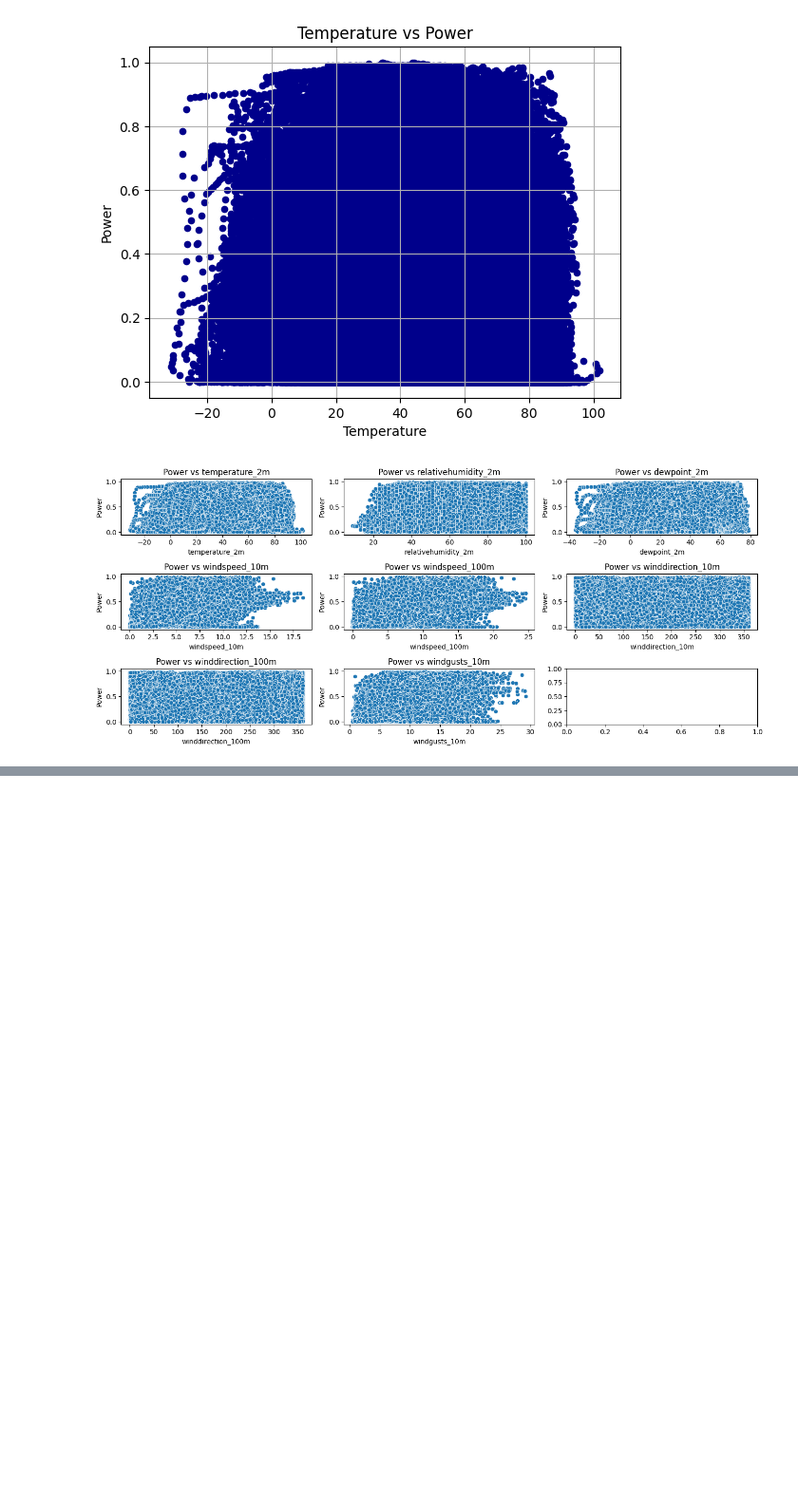
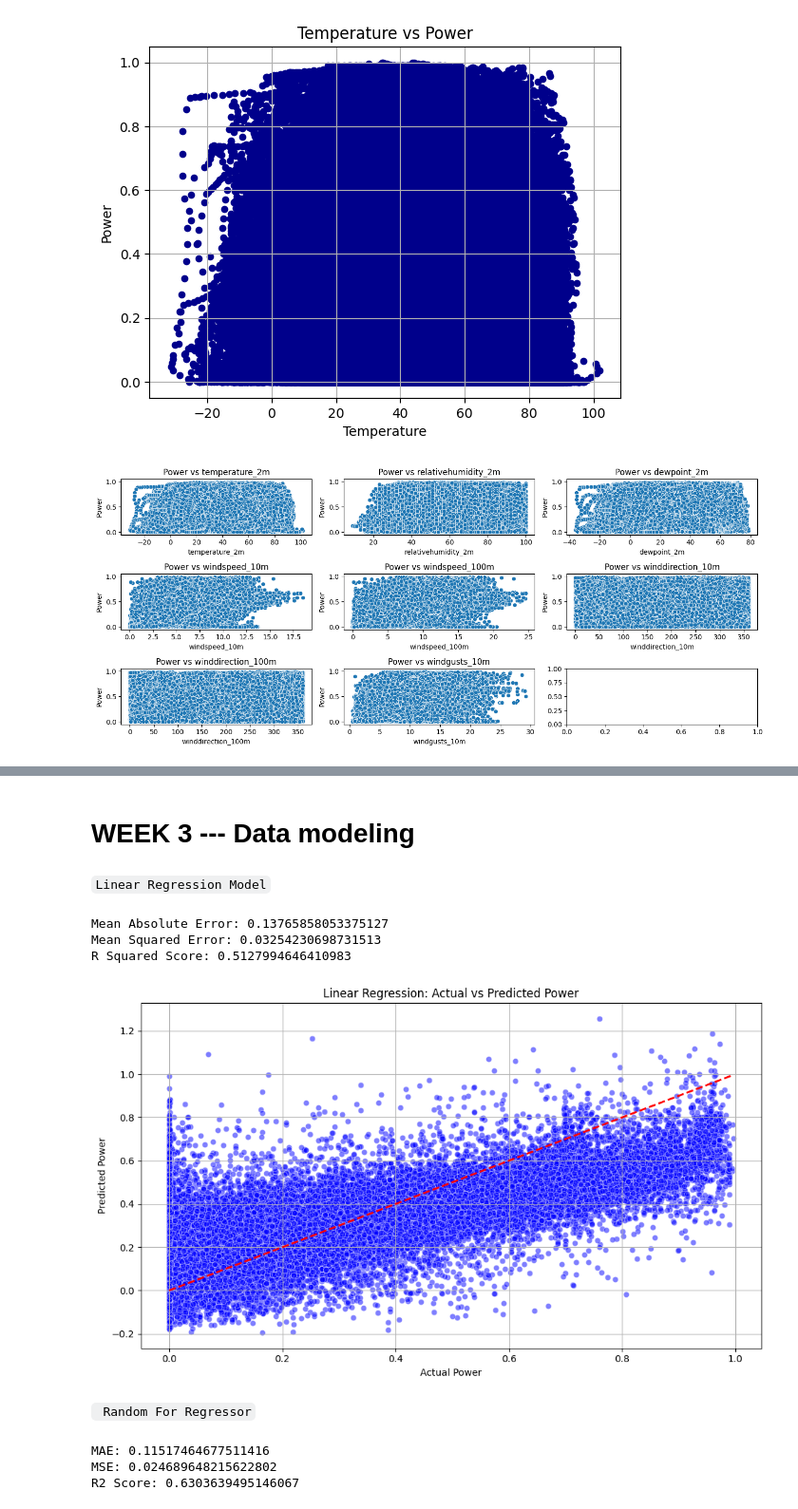
Before and after one commit to Farmaan-N/Wind_Power_Generation_Forecasting, a Jupyter notebook: WindPowerGenerationPrediction.ipynb, the cells around one changed output, grey strips where cells are left out. Shown at 95% size. Cells and saved outputs as stored; diff of their text form; code cells hidden in the pictures; blank space fills up the shorter version.

Commit message:
Final Week UPDATION

````diff
--- a/WindPowerGenerationPrediction.ipynb
+++ b/WindPowerGenerationPrediction.ipynb
@@ -283,0 +283,2 @@ plt.show()
+# %% [markdown]
+# WEEK 3 --- Data modeling
@@ -283,0 +300,61 @@ plt.show()
+# %% [markdown]
+``` Linear Regression Model ```
+# %%
+from sklearn.linear_model import LinearRegression
+from sklearn.metrics import mean_absolute_error, mean_squared_error, r2_score
+
+# Train Linear Regression model
+model = LinearRegression()
+model.fit(X_train, y_train)
+
+# Predict and evaluate
+y_pred = model.predict(X_test)
+mae = mean_absolute_error(y_test, y_pred)
+mse = mean_squared_error(y_test, y_pred)
+r2 = r2_score(y_test, y_pred)
+
+print(f'Mean Absolute Error: {mae}')
+print(f'Mean Squared Error: {mse}')
+print(f'R Squared Score: {r2}')
+# %% [output]
+Mean Absolute Error: 0.13765858053375127
+Mean Squared Error: 0.03254230698731513
+R Squared Score: 0.5127994646410983
+# %%
+import matplotlib.pyplot as plt
+import seaborn as sns
+
+# Plot Actual vs Predicted
+plt.figure(figsize=(10, 6))
+sns.scatterplot(x=y_test, y=y_pred, alpha=0.5, color='blue')
+plt.plot([y_test.min(), y_test.max()], [y_test.min(), y_test.max()], '--r', linewidth=2)
+plt.xlabel('Actual Power')
+plt.ylabel('Predicted Power')
+plt.title('Linear Regression: Actual vs Predicted Power')
+plt.grid(True)
+plt.tight_layout()
+plt.show()
+# %% [output]
+[figure, added]
+# %% [markdown]
+```  Random For Regressor ```
+# %%
+from sklearn.ensemble import RandomForestRegressor
+
+# Train Random Forest model
+rf_model = RandomForestRegressor(n_estimators=100, random_state=42)
+rf_model.fit(X_train[:50000], y_train[:50000])
+
+# Predict and evaluate
+y_pred_rf = rf_model.predict(X_test)
+mae_rf = mean_absolute_error(y_test, y_pred_rf)
+mse_rf = mean_squared_error(y_test, y_pred_rf)
+r2_rf = r2_score(y_test, y_pred_rf)
+
+print(f'MAE: {mae_rf}')
+print(f'MSE: {mse_rf}')
+print(f'R2 Score: {r2_rf}')
+# %% [output]
+MAE: 0.11517464677511416
+MSE: 0.024689648215622802
+R2 Score: 0.6303639495146067
````
Also changed, not shown: parts of 15 cells of this notebook.
